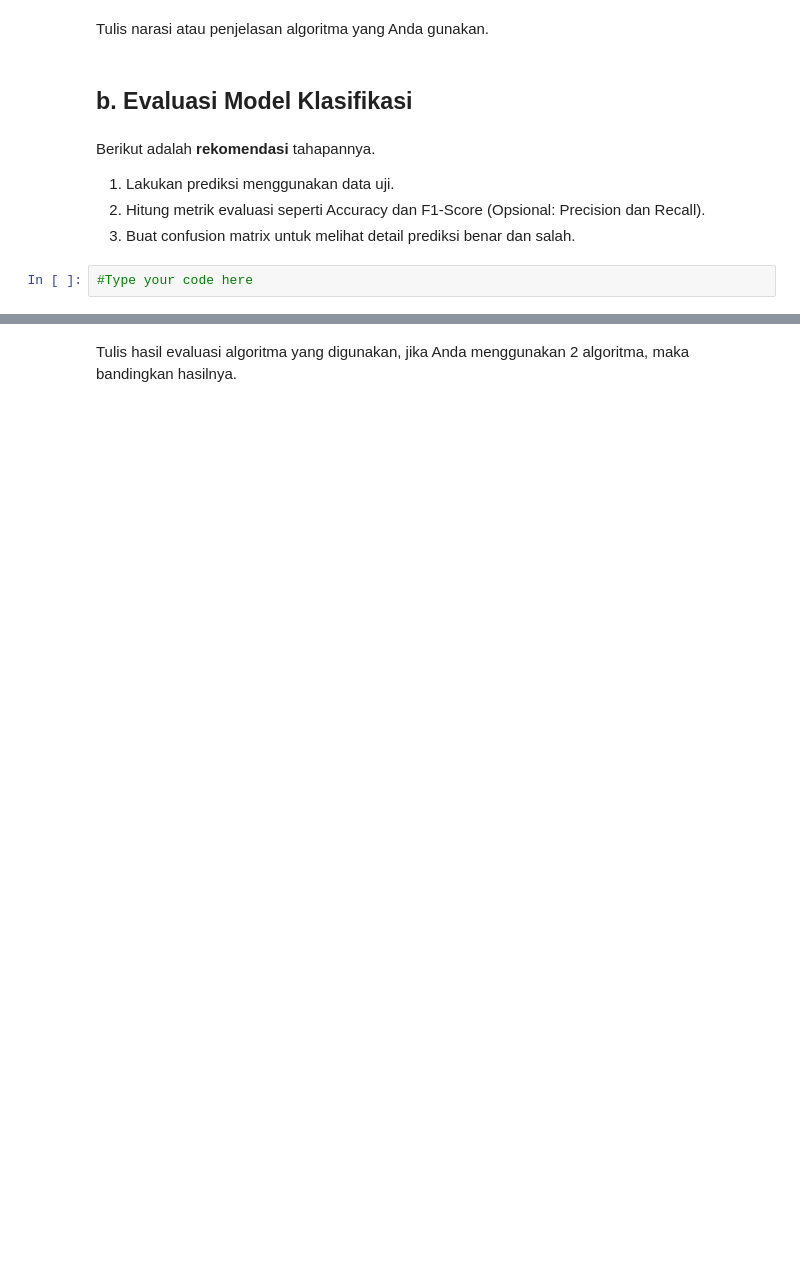
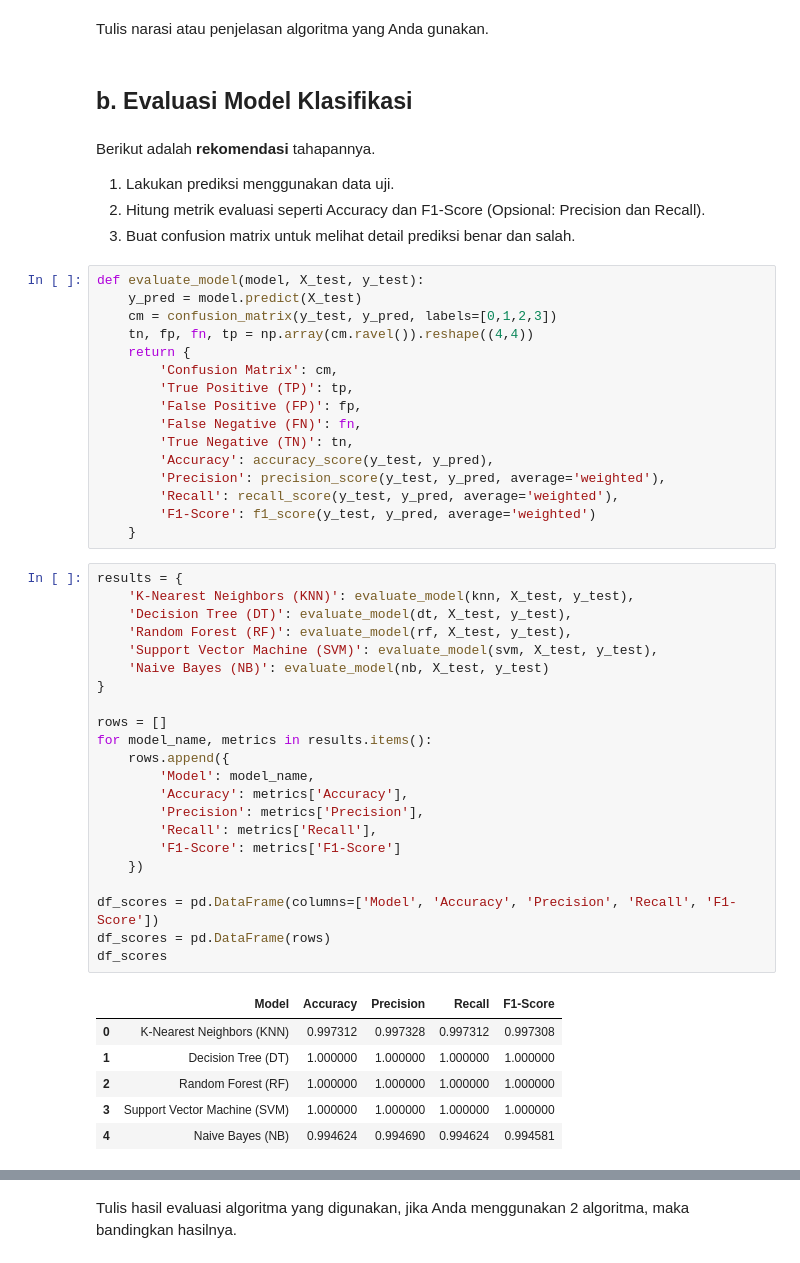
Before and after one commit to nfach98/LaptopClustering, a Jupyter notebook: [Klasifikasi] Submission Akhir BMLP_Nino Fachrurozy.ipynb, the cells around one changed output, grey strips where cells are left out. Saved outputs shown, nothing was run; the diff lists cells and outputs as text; blank space fills up the shorter version.

```diff
--- a/[Klasifikasi] Submission Akhir BMLP_Nino Fachrurozy.ipynb
+++ b/[Klasifikasi] Submission Akhir BMLP_Nino Fachrurozy.ipynb
@@ -37,5 +70,48 @@ Berikut adalah **rekomendasi** tahapannya.
 1. Lakukan prediksi menggunakan data uji.
 2. Hitung metrik evaluasi seperti Accuracy dan F1-Score (Opsional: Precision dan Recall).
 3. Buat confusion matrix untuk melihat detail prediksi benar dan salah.
-# %%
-#Type your code here
+# %%
+def evaluate_model(model, X_test, y_test):
+    y_pred = model.predict(X_test)
+    cm = confusion_matrix(y_test, y_pred, labels=[0,1,2,3])
+    tn, fp, fn, tp = np.array(cm.ravel()).reshape((4,4))
+    return {
+        'Confusion Matrix': cm,
+        'True Positive (TP)': tp,
+        'False Positive (FP)': fp,
+        'False Negative (FN)': fn,
+        'True Negative (TN)': tn,
+        'Accuracy': accuracy_score(y_test, y_pred),
+        'Precision': precision_score(y_test, y_pred, average='weighted'),
+        'Recall': recall_score(y_test, y_pred, average='weighted'),
+        'F1-Score': f1_score(y_test, y_pred, average='weighted')
+    }
+# %%
+results = {
+    'K-Nearest Neighbors (KNN)': evaluate_model(knn, X_test, y_test),
+    'Decision Tree (DT)': evaluate_model(dt, X_test, y_test),
+    'Random Forest (RF)': evaluate_model(rf, X_test, y_test),
+    'Support Vector Machine (SVM)': evaluate_model(svm, X_test, y_test),
+    'Naive Bayes (NB)': evaluate_model(nb, X_test, y_test)
+}
+
+rows = []
+for model_name, metrics in results.items():
+    rows.append({
+        'Model': model_name,
+        'Accuracy': metrics['Accuracy'],
+        'Precision': metrics['Precision'],
+        'Recall': metrics['Recall'],
+        'F1-Score': metrics['F1-Score']
+    })
+
+df_scores = pd.DataFrame(columns=['Model', 'Accuracy', 'Precision', 'Recall', 'F1-Score'])
+df_scores = pd.DataFrame(rows)
+df_scores
+# %% [output]
+|  | Model | Accuracy | Precision | Recall | F1-Score |
+| 0 | K-Nearest Neighbors (KNN) | 0.997312 | 0.997328 | 0.997312 | 0.997308 |
+| 1 | Decision Tree (DT) | 1.000000 | 1.000000 | 1.000000 | 1.000000 |
+| 2 | Random Forest (RF) | 1.000000 | 1.000000 | 1.000000 | 1.000000 |
+| 3 | Support Vector Machine (SVM) | 1.000000 | 1.000000 | 1.000000 | 1.000000 |
+| 4 | Naive Bayes (NB) | 0.994624 | 0.994690 | 0.994624 | 0.994581 |
```
Also changed, not shown: parts of 11 cells of this notebook, 2 other files.
